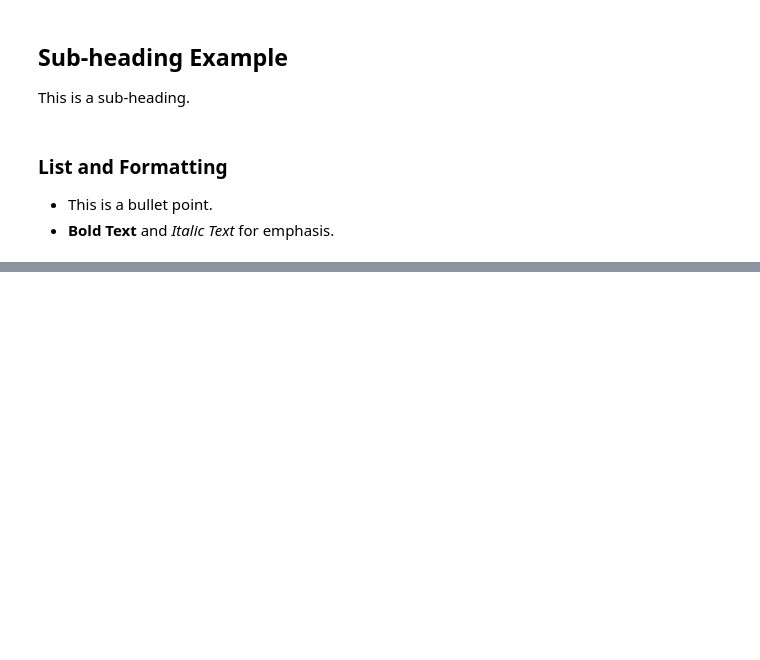
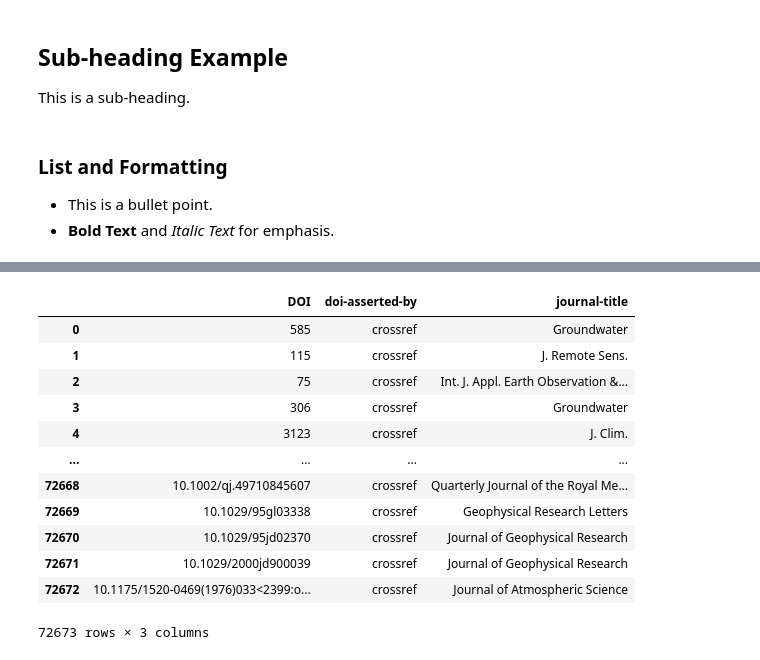
Before and after one commit to kalyan-pologi/mcis6273-f24-datamining, a Jupyter notebook: Datamining_HW0.ipynb, the cells around one changed output, grey strips where cells are left out. Saved outputs shown, nothing was run; the diff lists cells and outputs as text; code cells hidden in the pictures; blank space fills up the shorter version.

```diff
--- a/Datamining_HW0.ipynb
+++ b/Datamining_HW0.ipynb
@@ -10,0 +125,4 @@ This is a sub-heading.
+# %%
+# Restricting columns to 'DOI', 'journal-title', 'doi-asserted-by'
+df = df.iloc[:, [3,2,9]]
+df.head()
@@ -10,0 +136,7 @@ This is a sub-heading.
+# %%
+# Rename columns
+df.columns = ['DOI', 'doi-asserted-by', 'journal-title']
+# %%
+# Resetting the index of the DataFrame
+df = df.reset_index(drop=True)
+df.head()
@@ -10,0 +150,19 @@ This is a sub-heading.
+# %%
+# Normalize the 'DOI' column: convert to lowercase
+df['DOI'] = df['DOI'].str.lower()
+# %%
+df
+# %% [output]
+|  | DOI | doi-asserted-by | journal-title |
+| 0 | 585 | crossref | Groundwater |
+| 1 | 115 | crossref | J. Remote Sens. |
+| 2 | 75 | crossref | Int. J. Appl. Earth Observation &... |
+| 3 | 306 | crossref | Groundwater |
+| 4 | 3123 | crossref | J. Clim. |
+| ... | ... | ... | ... |
+| 72668 | 10.1002/qj.49710845607 | crossref | Quarterly Journal of the Royal Me... |
+| 72669 | 10.1029/95gl03338 | crossref | Geophysical Research Letters |
+| 72670 | 10.1029/95jd02370 | crossref | Journal of Geophysical Research |
+| 72671 | 10.1029/2000jd900039 | crossref | Journal of Geophysical Research |
+| 72672 | 10.1175/1520-0469(1976)033<2399:o... | crossref | Journal of Atmospheric Science |
+72673 rows × 3 columns
```
Also changed, not shown: parts of 32 cells of this notebook.
